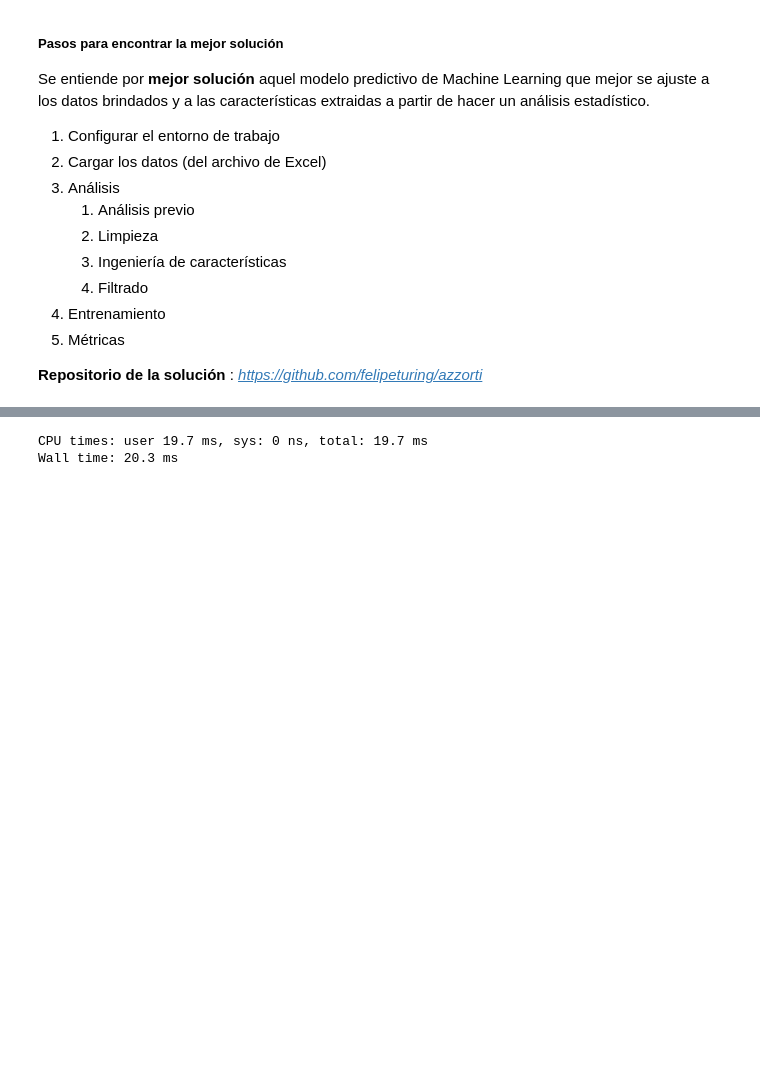
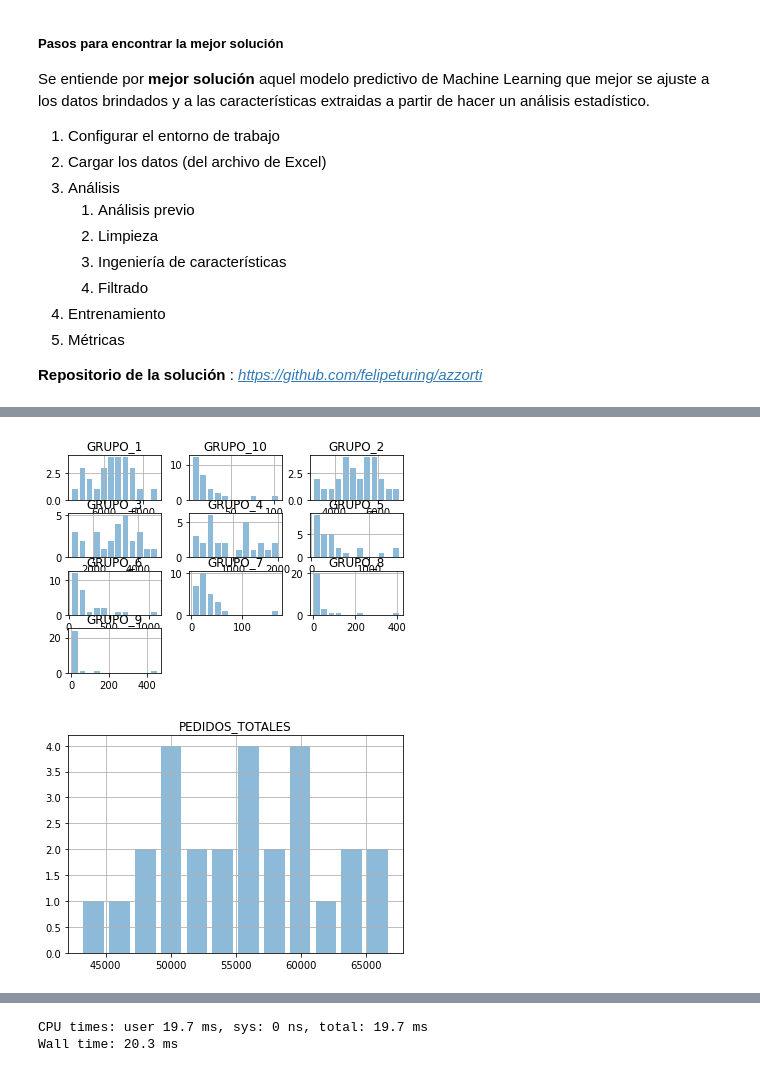
Before and after one commit to felipeturing/azzorti, a Jupyter notebook: Azzorti.ipynb, the cells around one changed output, grey strips where cells are left out. Cells and saved outputs as stored; diff of their text form; code cells hidden in the pictures; blank space fills up the shorter version.

```diff
--- a/Azzorti.ipynb
+++ b/Azzorti.ipynb
@@ -180,0 +155,7 @@ Además la mediana (el percentil 50%) se aproxima en muchos grupos a la media, e
+# %%
+datos[grupos].hist(bins=12, alpha=0.5, rwidth=0.8)
+datos[pedidos_totales].hist(bins=12, alpha=0.5, rwidth=0.8)
+plt.show()
+# %% [output]
+[figure, added]
+[figure, added]
```
Also changed, not shown: parts of 29 cells of this notebook.
